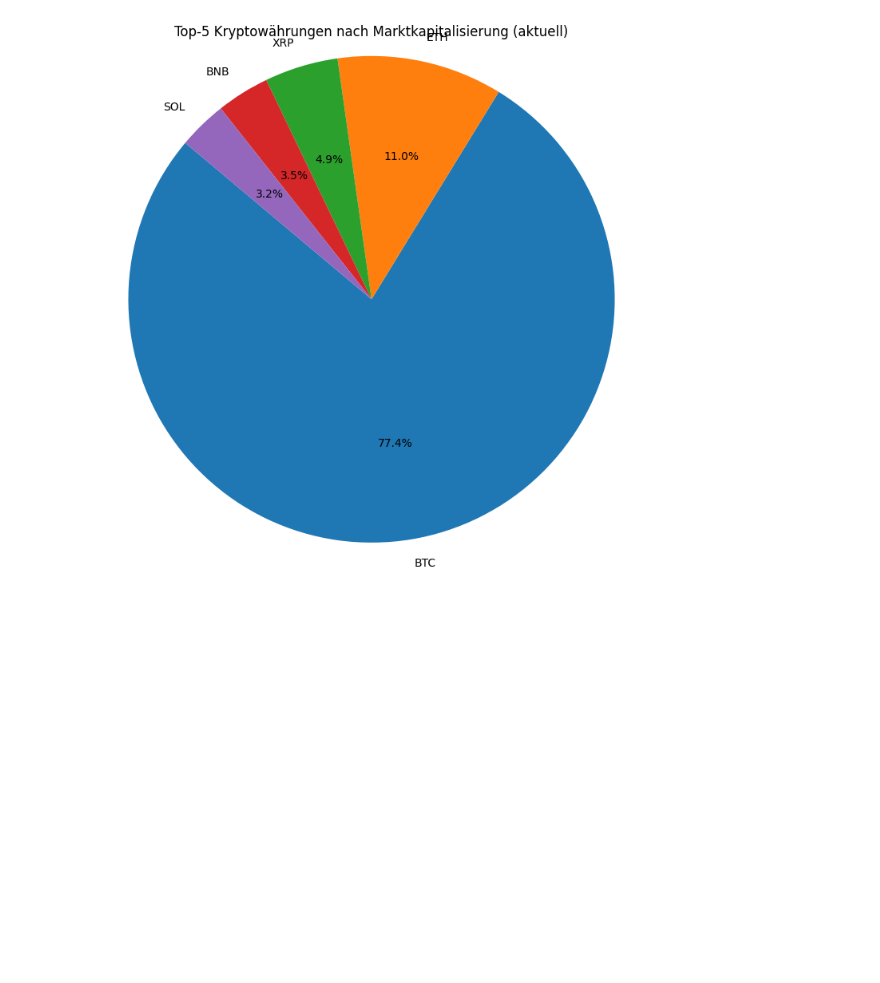
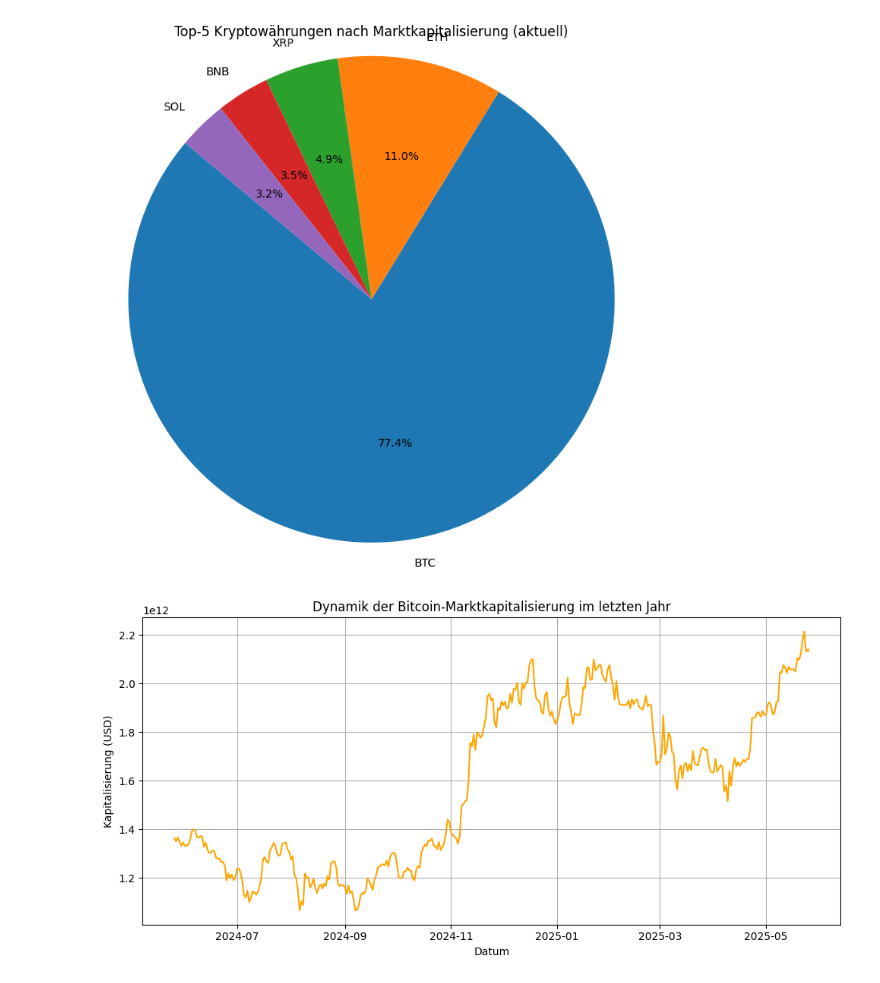
Before and after one commit to moyu1011-hka/hausarbeit-info2, a Jupyter notebook: Frage_III_Marktkapitalisierung.ipynb, the cells around one changed output. Drawn from its saved outputs; the diff is of its cells as text; code cells hidden in the pictures; blank space fills up the shorter version.

```diff
--- a/Frage_III_Marktkapitalisierung.ipynb
+++ b/Frage_III_Marktkapitalisierung.ipynb
@@ -42,3 +38,33 @@ data = [f.parse_token_data(token, 365) for token in tokens.keys()]
 plot_top_5_cryptos_from_data(data, tokens)
 # %% [output]
 [figure]
+# %%
+def plot_bitcoin_marketcap_1y_from_df(df):
+
+
+    if 'market_cap' not in df.columns:
+        print("Ошибка: в данных отсутствует колонка 'market_cap'.")
+        return
+
+#sicherstellen, dass keine Nan gibt
+    df = df.sort_index().dropna(subset=['market_cap'])
+
+    # Обрезаем до последних 365 дней, если индекс — datetime
+    df_last_year = df.last('365D')
+
+    plt.figure(figsize=(10, 5))
+    plt.plot(df_last_year.index, df_last_year['market_cap'], color='orange')
+    plt.title('Dynamik der Bitcoin-Marktkapitalisierung im letzten Jahr')
+    plt.xlabel('Datum')
+    plt.ylabel('Kapitalisierung (USD)')
+    plt.grid(True)
+    plt.tight_layout()
+    plt.show()
+# %%
+token = 'bitcoin'
+days = 365
+
+df = f.parse_token_data(token, days)
+plot_bitcoin_marketcap_1y_from_df(df)
+# %% [output]
+[figure, added]
```
Also changed, not shown: parts of 1 cell of this notebook.
